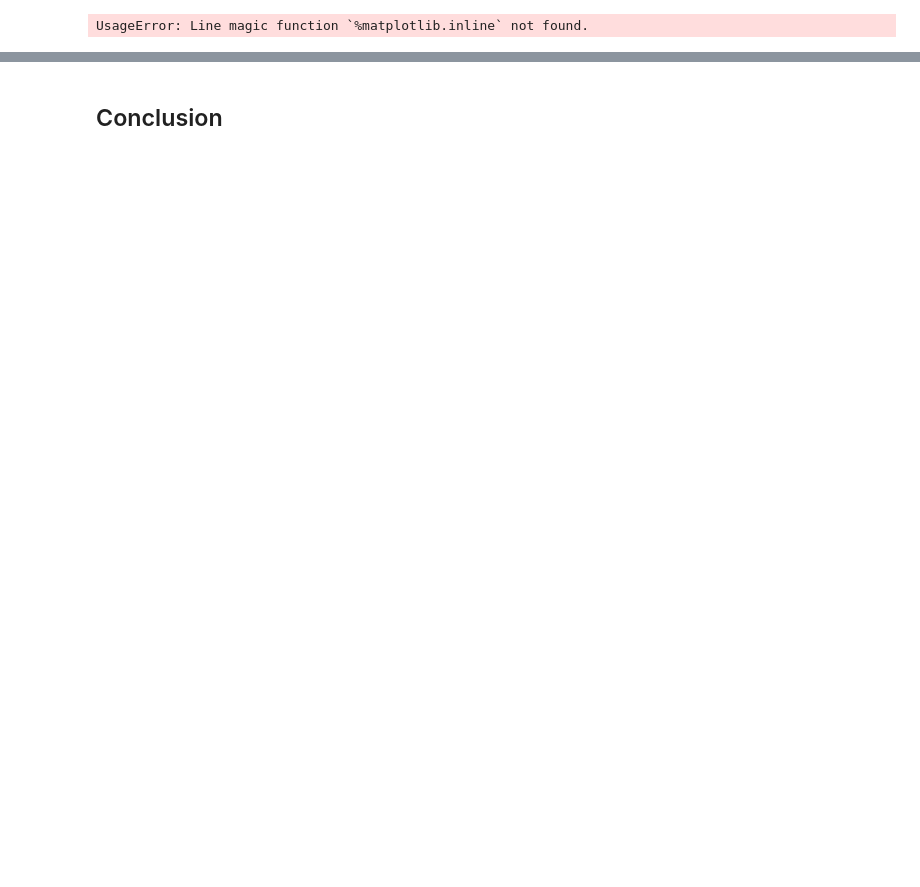
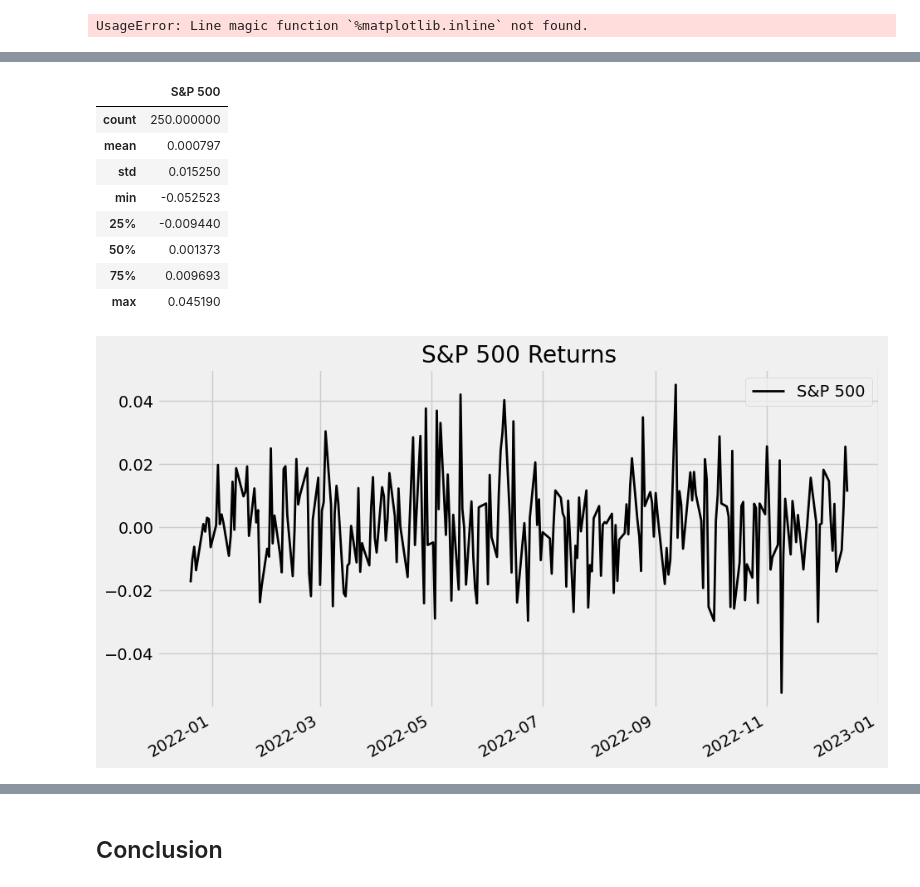
Before and after one commit to wswu001/Risk-Return-The-Sharpe-Ratio, a Jupyter notebook: main.ipynb, the cells around one changed output, grey strips where cells are left out. Saved outputs shown, nothing was run; the diff lists cells and outputs as text; code cells hidden in the pictures; blank space fills up the shorter version.

```diff
--- a/main.ipynb
+++ b/main.ipynb
@@ -245,0 +184,23 @@ Write down what you observed...
+# %%
+# Calculate daily benchmark_data returns
+sp_returns = benchmark_data.pct_change()
+
+# Plot the daily returns
+sp_returns.plot(title='S&P 500 Returns',
+                xlabel='',
+                figsize=(10,6),
+                linewidth = 2,
+                color='black')
+# Summarize the daily returns
+sp_returns.describe()
+# %% [output]
+|  | S&P 500 |
+| count | 250.000000 |
+| mean | 0.000797 |
+| std | 0.015250 |
+| min | -0.052523 |
+| 25% | -0.009440 |
+| 50% | 0.001373 |
+| 75% | 0.009693 |
+| max | 0.045190 |
+[figure, added]
```
Also changed, not shown: parts of 51 cells of this notebook.
